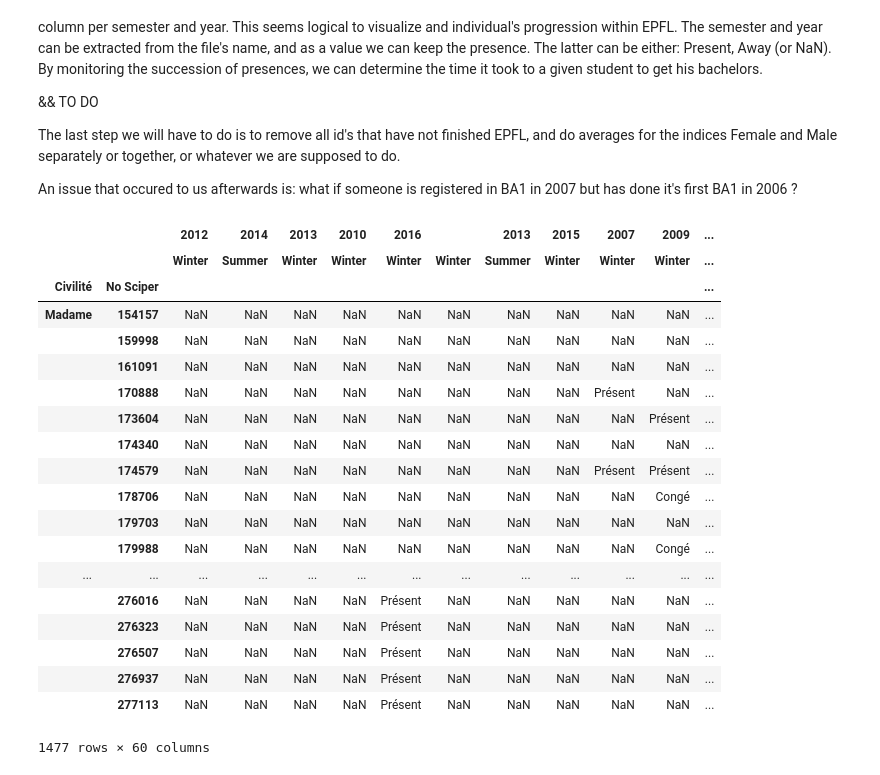
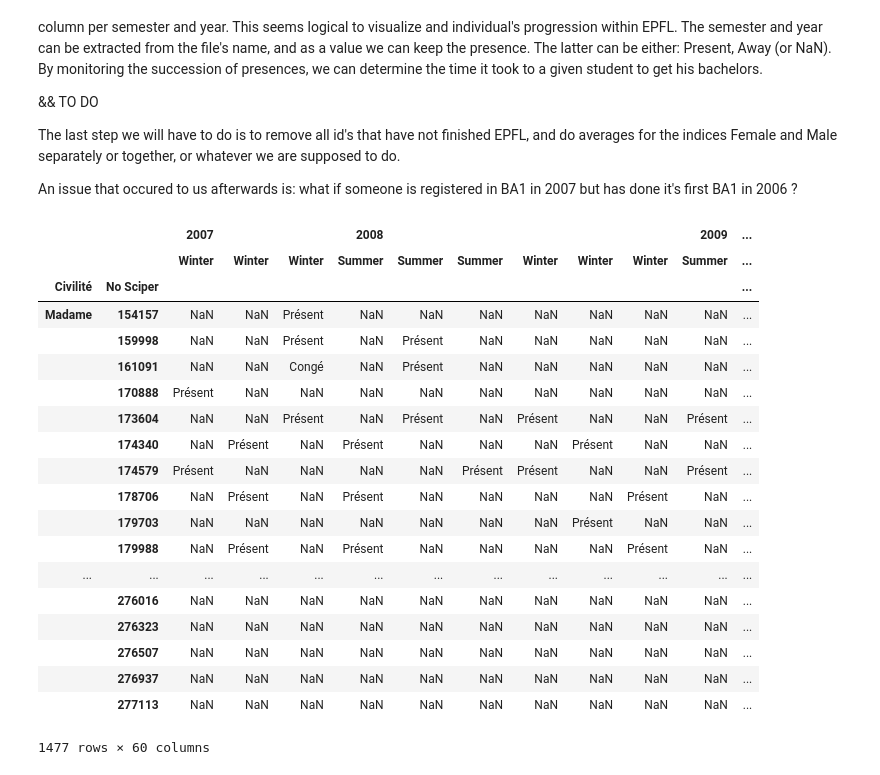
Before and after one commit to lfkrapp/literate-pancake, a Jupyter notebook: 02 - Data from the Web/homework.ipynb, the cells around one changed output. Drawn from its saved outputs; the diff is of its cells as text; code cells hidden in the pictures.

```diff
--- a/02 - Data from the Web/homework.ipynb
+++ b/02 - Data from the Web/homework.ipynb
@@ -24,48 +24,48 @@ An issue that occured to us afterwards is: what if someone is registered in BA1
 # %%
 #In this block we get the data and wrangle it
 
 folder_path = "data/info/bachelor"
 students = pd.DataFrame([])
 for file_path in glob.iglob(folder_path+'/*.XLS'):
         tmp_data = pd.read_html(file_path, index_col=[0, 10], header=2)[0] #excel format is corrupted, but reading them as html works
         #We extract the Year and semester from the file's name
         num_sem = float(re.sub("[^0-9]", "", str(file_path).strip())[-2])
         if num_sem % 2 == 0:
             Semester = "Summer"
             Year = re.sub("[^0-9]", "", str(file_path).strip())[4:8]
         else:
             Year = re.sub("[^0-9]", "", str(file_path).strip())[:4]
             Semester = "Winter"
         #We sort by index, the most macroscopic index being the gender
         tmp_data= tmp_data[["Statut"]].sort_index()
         #We rename the columns so as to have the season and year instead of something called "Status"
         tmp_data.columns=[[Year], [Semester]]
         students = pd.concat([students, tmp_data], axis=1)
 
 
-students.sort_index(axis=1)
+students = students.sort_index(axis=1)
 #students.describe()
 students.to_csv("Students.csv")
 #students.index.is_unique
 students
 # %% [output]
-|  |  | 2012 | 2014 | 2013 | 2010 | 2016 |  | 2013 | 2015 | 2007 | 2009 | ... |
-|  |  | Winter | Summer | Winter | Winter | Winter | Winter | Summer | Winter | Winter | Winter | ... |
+|  |  | 2007 |  |  | 2008 |  |  |  |  |  | 2009 | ... |
+|  |  | Winter | Winter | Winter | Summer | Summer | Summer | Winter | Winter | Winter | Summer | ... |
 | Civilité | No Sciper |  |  |  |  |  |  |  |  |  |  | ... |
-| Madame | 154157 | NaN | NaN | NaN | NaN | NaN | NaN | NaN | NaN | NaN | NaN | ... |
-|  | 159998 | NaN | NaN | NaN | NaN | NaN | NaN | NaN | NaN | NaN | NaN | ... |
-|  | 161091 | NaN | NaN | NaN | NaN | NaN | NaN | NaN | NaN | NaN | NaN | ... |
-|  | 170888 | NaN | NaN | NaN | NaN | NaN | NaN | NaN | NaN | Présent | NaN | ... |
-|  | 173604 | NaN | NaN | NaN | NaN | NaN | NaN | NaN | NaN | NaN | Présent | ... |
-|  | 174340 | NaN | NaN | NaN | NaN | NaN | NaN | NaN | NaN | NaN | NaN | ... |
-|  | 174579 | NaN | NaN | NaN | NaN | NaN | NaN | NaN | NaN | Présent | Présent | ... |
-|  | 178706 | NaN | NaN | NaN | NaN | NaN | NaN | NaN | NaN | NaN | Congé | ... |
-|  | 179703 | NaN | NaN | NaN | NaN | NaN | NaN | NaN | NaN | NaN | NaN | ... |
-|  | 179988 | NaN | NaN | NaN | NaN | NaN | NaN | NaN | NaN | NaN | Congé | ... |
+| Madame | 154157 | NaN | NaN | Présent | NaN | NaN | NaN | NaN | NaN | NaN | NaN | ... |
+|  | 159998 | NaN | NaN | Présent | NaN | Présent | NaN | NaN | NaN | NaN | NaN | ... |
+|  | 161091 | NaN | NaN | Congé | NaN | Présent | NaN | NaN | NaN | NaN | NaN | ... |
+|  | 170888 | Présent | NaN | NaN | NaN | NaN | NaN | NaN | NaN | NaN | NaN | ... |
+|  | 173604 | NaN | NaN | Présent | NaN | Présent | NaN | Présent | NaN | NaN | Présent | ... |
+|  | 174340 | NaN | Présent | NaN | Présent | NaN | NaN | NaN | Présent | NaN | NaN | ... |
+|  | 174579 | Présent | NaN | NaN | NaN | NaN | Présent | Présent | NaN | NaN | Présent | ... |
+|  | 178706 | NaN | Présent | NaN | Présent | NaN | NaN | NaN | NaN | Présent | NaN | ... |
+|  | 179703 | NaN | NaN | NaN | NaN | NaN | NaN | NaN | Présent | NaN | NaN | ... |
+|  | 179988 | NaN | Présent | NaN | Présent | NaN | NaN | NaN | NaN | Présent | NaN | ... |
 | ... | ... | ... | ... | ... | ... | ... | ... | ... | ... | ... | ... | ... |
-|  | 276016 | NaN | NaN | NaN | NaN | Présent | NaN | NaN | NaN | NaN | NaN | ... |
-|  | 276323 | NaN | NaN | NaN | NaN | Présent | NaN | NaN | NaN | NaN | NaN | ... |
-|  | 276507 | NaN | NaN | NaN | NaN | Présent | NaN | NaN | NaN | NaN | NaN | ... |
-|  | 276937 | NaN | NaN | NaN | NaN | Présent | NaN | NaN | NaN | NaN | NaN | ... |
-|  | 277113 | NaN | NaN | NaN | NaN | Présent | NaN | NaN | NaN | NaN | NaN | ... |
+|  | 276016 | NaN | NaN | NaN | NaN | NaN | NaN | NaN | NaN | NaN | NaN | ... |
+|  | 276323 | NaN | NaN | NaN | NaN | NaN | NaN | NaN | NaN | NaN | NaN | ... |
+|  | 276507 | NaN | NaN | NaN | NaN | NaN | NaN | NaN | NaN | NaN | NaN | ... |
+|  | 276937 | NaN | NaN | NaN | NaN | NaN | NaN | NaN | NaN | NaN | NaN | ... |
+|  | 277113 | NaN | NaN | NaN | NaN | NaN | NaN | NaN | NaN | NaN | NaN | ... |
 1477 rows × 60 columns
```
